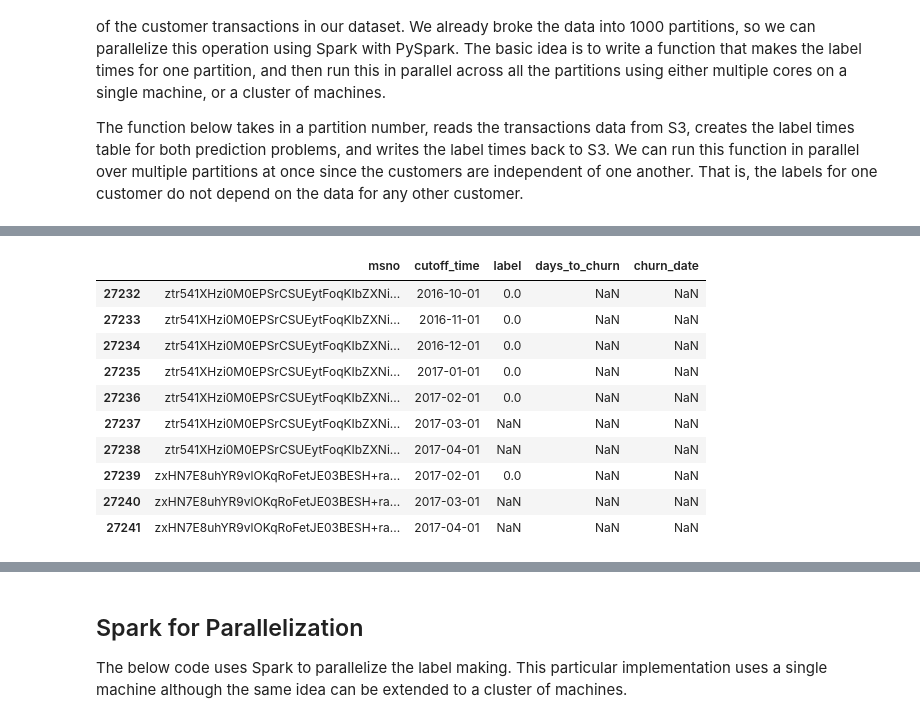
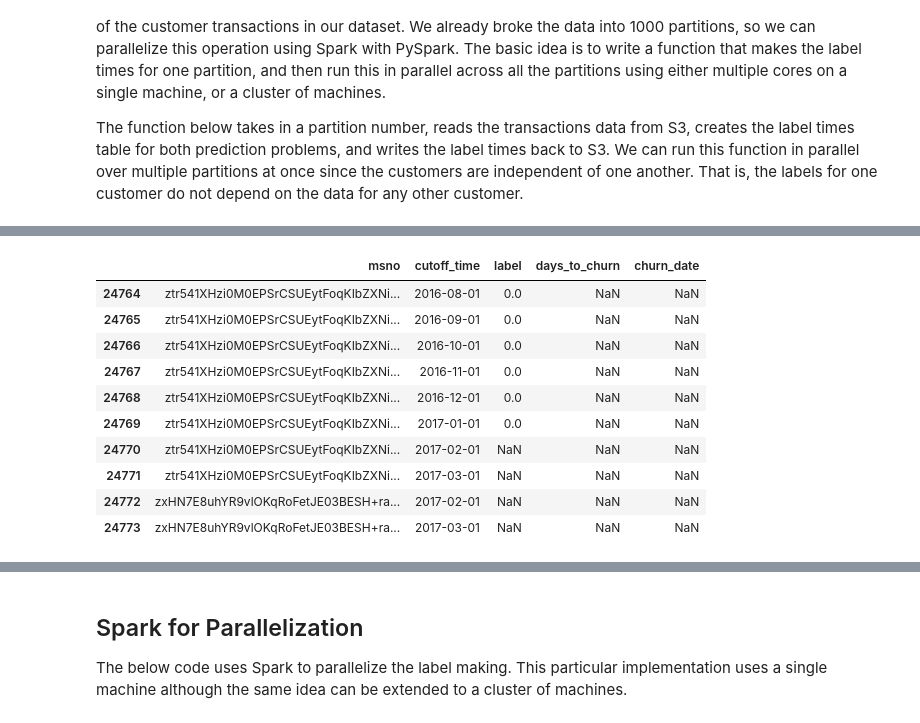
Before and after one commit to mvimont/predict-customer-churn, a Jupyter notebook: churn/2. Prediction Engineering.ipynb, the cells around one changed output, grey strips where cells are left out. Saved outputs shown, nothing was run; the diff lists cells and outputs as text; code cells hidden in the pictures.

```diff
--- a/churn/2. Prediction Engineering.ipynb
+++ b/churn/2. Prediction Engineering.ipynb
@@ -558,18 +563,18 @@ KeyboardInterrupt:
 # %%
-label_times = pd.read_csv('s3://customer-churn-spark/p1/MS-31_labels.csv')
+label_times = pd.read_csv('/data/churn/partitions/p1/MS-31_labels.csv')
 label_times.tail(10)
 # %% [output]
 |  | msno | cutoff_time | label | days_to_churn | churn_date |
-| 27232 | ztr541XHzi0M0EPSrCSUEytFoqKIbZXNi... | 2016-10-01 | 0.0 | NaN | NaN |
-| 27233 | ztr541XHzi0M0EPSrCSUEytFoqKIbZXNi... | 2016-11-01 | 0.0 | NaN | NaN |
-| 27234 | ztr541XHzi0M0EPSrCSUEytFoqKIbZXNi... | 2016-12-01 | 0.0 | NaN | NaN |
-| 27235 | ztr541XHzi0M0EPSrCSUEytFoqKIbZXNi... | 2017-01-01 | 0.0 | NaN | NaN |
-| 27236 | ztr541XHzi0M0EPSrCSUEytFoqKIbZXNi... | 2017-02-01 | 0.0 | NaN | NaN |
-| 27237 | ztr541XHzi0M0EPSrCSUEytFoqKIbZXNi... | 2017-03-01 | NaN | NaN | NaN |
-| 27238 | ztr541XHzi0M0EPSrCSUEytFoqKIbZXNi... | 2017-04-01 | NaN | NaN | NaN |
-| 27239 | zxHN7E8uhYR9vlOKqRoFetJE03BESH+ra... | 2017-02-01 | 0.0 | NaN | NaN |
-| 27240 | zxHN7E8uhYR9vlOKqRoFetJE03BESH+ra... | 2017-03-01 | NaN | NaN | NaN |
-| 27241 | zxHN7E8uhYR9vlOKqRoFetJE03BESH+ra... | 2017-04-01 | NaN | NaN | NaN |
+| 24764 | ztr541XHzi0M0EPSrCSUEytFoqKIbZXNi... | 2016-08-01 | 0.0 | NaN | NaN |
+| 24765 | ztr541XHzi0M0EPSrCSUEytFoqKIbZXNi... | 2016-09-01 | 0.0 | NaN | NaN |
+| 24766 | ztr541XHzi0M0EPSrCSUEytFoqKIbZXNi... | 2016-10-01 | 0.0 | NaN | NaN |
+| 24767 | ztr541XHzi0M0EPSrCSUEytFoqKIbZXNi... | 2016-11-01 | 0.0 | NaN | NaN |
+| 24768 | ztr541XHzi0M0EPSrCSUEytFoqKIbZXNi... | 2016-12-01 | 0.0 | NaN | NaN |
+| 24769 | ztr541XHzi0M0EPSrCSUEytFoqKIbZXNi... | 2017-01-01 | 0.0 | NaN | NaN |
+| 24770 | ztr541XHzi0M0EPSrCSUEytFoqKIbZXNi... | 2017-02-01 | NaN | NaN | NaN |
+| 24771 | ztr541XHzi0M0EPSrCSUEytFoqKIbZXNi... | 2017-03-01 | NaN | NaN | NaN |
+| 24772 | zxHN7E8uhYR9vlOKqRoFetJE03BESH+ra... | 2017-02-01 | NaN | NaN | NaN |
+| 24773 | zxHN7E8uhYR9vlOKqRoFetJE03BESH+ra... | 2017-03-01 | NaN | NaN | NaN |
 # %%
 partition_to_labels(1, prediction_dates = ['SMS'], churn_periods = [14],
                     lead_times = [1], prediction_windows = [1])
```
Also changed, not shown: parts of 14 cells of this notebook, 2 other files.
